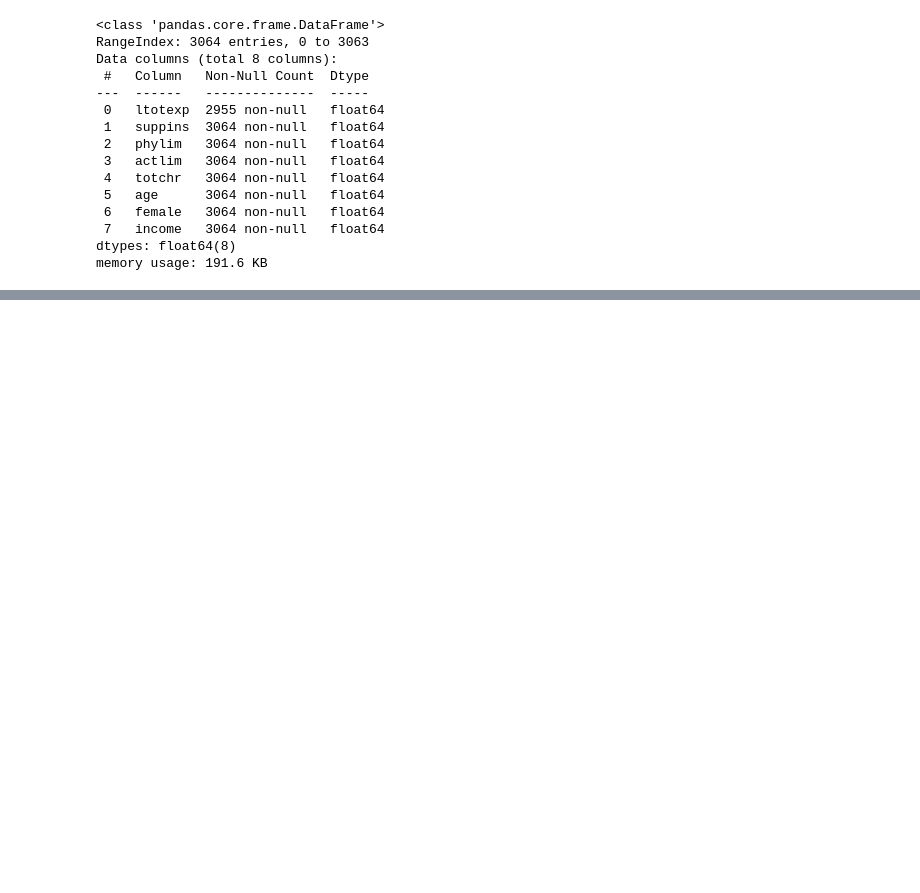
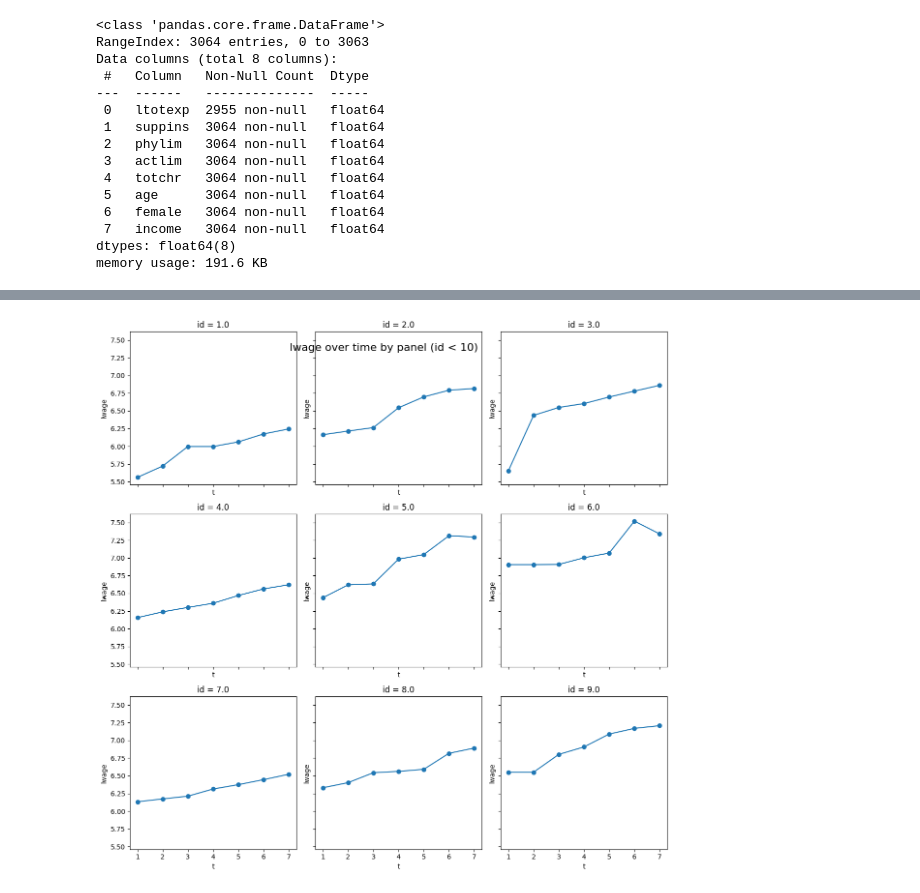
Before and after one commit to DavidGuzzi/MECMT09, a Jupyter notebook: clase_1.ipynb, the cells around one changed output, grey strips where cells are left out. Saved outputs shown, nothing was run; the diff lists cells and outputs as text; code cells hidden in the pictures; blank space fills up the shorter version.

```diff
--- a/clase_1.ipynb
+++ b/clase_1.ipynb
@@ -96,0 +384,30 @@ Notes:
+# %%
+# Filtramos id < 10 y aseguramos orden
+df_sub = df[df['id'] < 10].sort_values(['id', 't'])
+unique_ids = sorted(df_sub['id'].unique())  # debería ser [1,2,…,9]
+
+# Parámetros de la cuadrícula
+nrows, ncols = 3, 3
+fig, axes = plt.subplots(nrows=nrows, ncols=ncols,
+                         sharex=True, sharey=True,
+                         figsize=(12, 12))
+
+# Aplana la matriz de ejes para iterar fácilmente
+axes_flat = axes.flatten()
+
+for ax, pid in zip(axes_flat, unique_ids):
+    grp = df_sub[df_sub['id'] == pid]
+    ax.plot(grp['t'], grp['lwage'], marker='o')
+    ax.set_title(f'id = {pid}')
+    ax.set_xlabel('t')
+    ax.set_ylabel('lwage')
+
+# Oculta cualquier eje sobrante (por si hay menos de 9 ids)
+for ax in axes_flat[len(unique_ids):]:
+    ax.set_visible(False)
+
+fig.suptitle('lwage over time by panel (id < 10)', y=0.92, fontsize=16)
+plt.tight_layout()
+plt.show()
+# %% [output]
+[figure, added]
```
Also changed, not shown: parts of 14 cells of this notebook.
